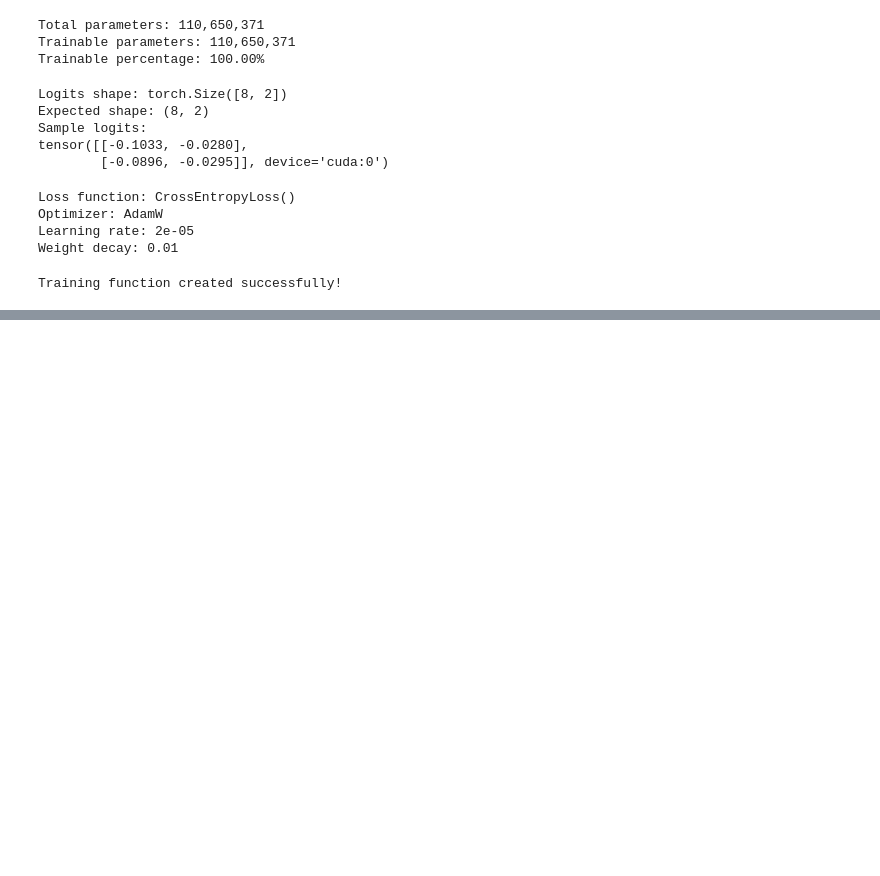
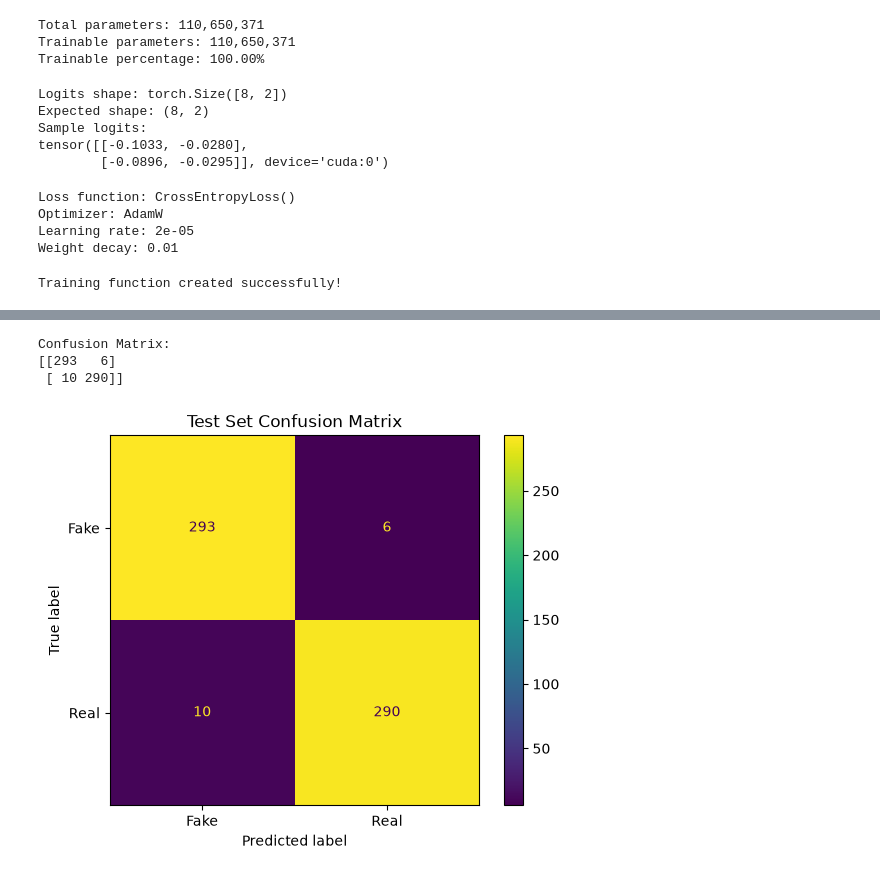
Before and after one commit to jaimulhaque/banglafake-detection, a Jupyter notebook: notebooks/02_model_training.ipynb, the cells around one changed output, grey strips where cells are left out. Saved outputs shown, nothing was run; the diff lists cells and outputs as text; code cells hidden in the pictures; blank space fills up the shorter version.

```diff
--- a/notebooks/02_model_training.ipynb
+++ b/notebooks/02_model_training.ipynb
@@ -833,0 +1040,17 @@ print("Validation function created successfully!")
+# %%
+# ============================================================
+# Cell 29: Load Test Dataset
+# Purpose: Load the untouched test set for final evaluation
+# ============================================================
+
+test_path = os.path.join(
+    PROCESSED_DIR,
+    "test.csv"
+)
+
+test_df = pd.read_csv(test_path)
+
+print("Test dataset shape:", test_df.shape)
+
+print("\nTest label distribution:")
+print(test_df["label"].value_counts())
@@ -833,0 +1193,29 @@ print("Validation function created successfully!")
+# %%
+# ============================================================
+# Cell 33: Generate Confusion Matrix
+# Purpose: Analyze correct and incorrect Fake/Real predictions
+# ============================================================
+
+from sklearn.metrics import confusion_matrix, ConfusionMatrixDisplay
+
+cm = confusion_matrix(
+    all_test_labels,
+    all_test_predictions
+)
+
+print("Confusion Matrix:")
+print(cm)
+
+disp = ConfusionMatrixDisplay(
+    confusion_matrix=cm,
+    display_labels=["Fake", "Real"]
+)
+
+disp.plot()
+plt.title("Test Set Confusion Matrix")
+plt.show()
+# %% [output]
+Confusion Matrix:
+[[293   6]
+ [ 10 290]]
+[figure, added]
```
Also changed, not shown: parts of 17 cells of this notebook, 17 other files.
